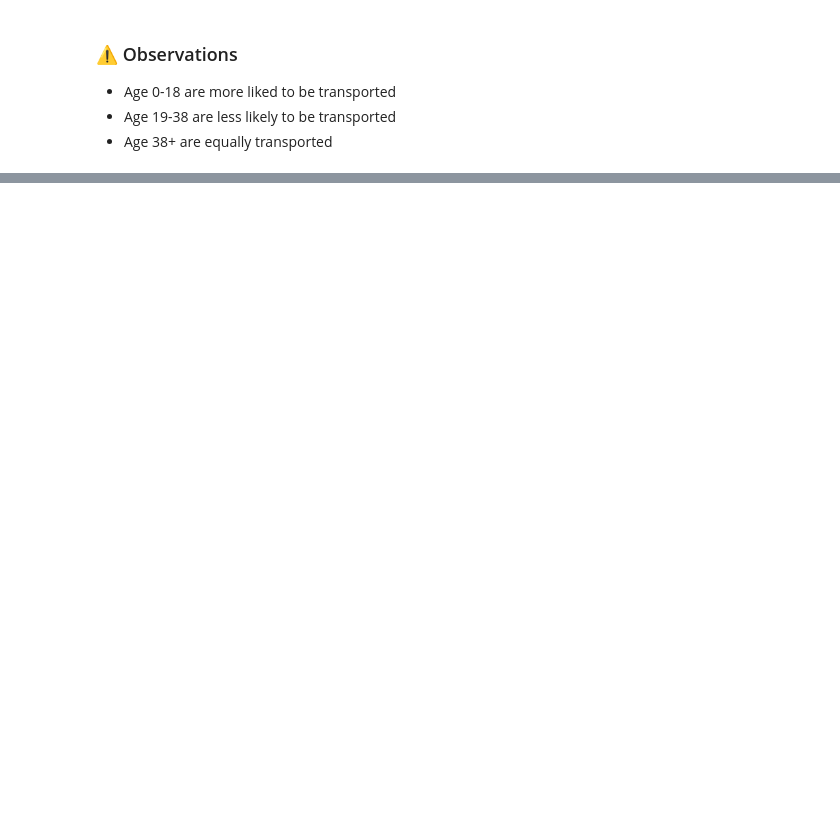
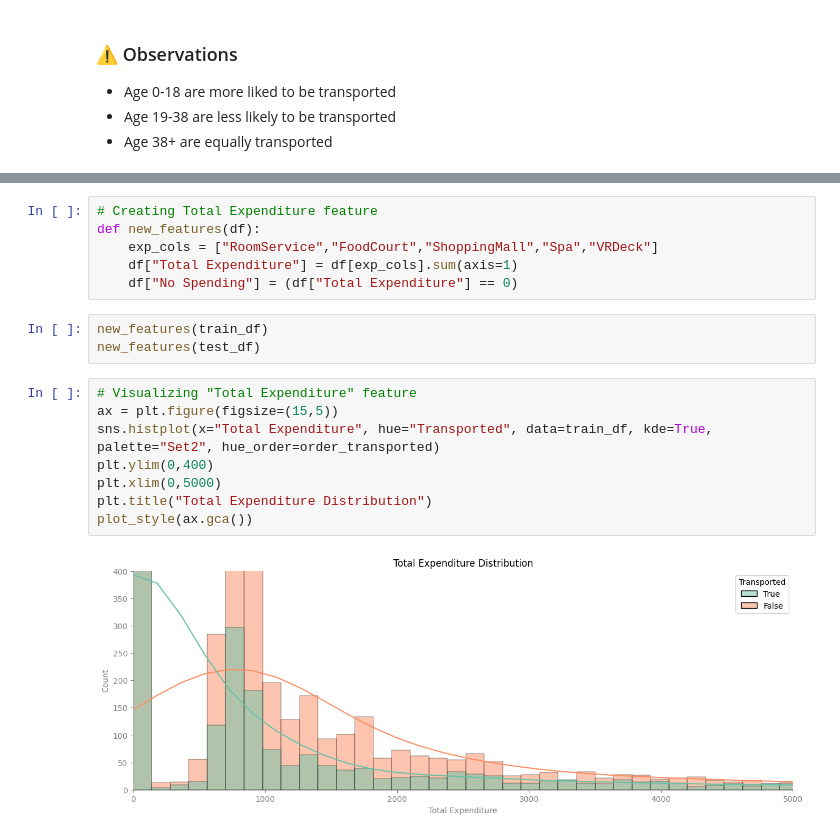
Before and after one commit to just-juanma/Spaceship-Titanic, a Jupyter notebook: notebooks/FeatureEngineering.ipynb, the cells around one changed output, grey strips where cells are left out. Drawn from its saved outputs; the diff is of its cells as text; blank space fills up the shorter version.

```diff
--- a/notebooks/FeatureEngineering.ipynb
+++ b/notebooks/FeatureEngineering.ipynb
@@ -231,0 +260,19 @@ Text(0.5, 1.0, 'Age Group Distribution')
+# %%
+# Creating Total Expenditure feature
+def new_features(df):
+    exp_cols = ["RoomService","FoodCourt","ShoppingMall","Spa","VRDeck"]
+    df["Total Expenditure"] = df[exp_cols].sum(axis=1)
+    df["No Spending"] = (df["Total Expenditure"] == 0)
+# %%
+new_features(train_df)
+new_features(test_df)
+# %%
+# Visualizing "Total Expenditure" feature
+ax = plt.figure(figsize=(15,5))
+sns.histplot(x="Total Expenditure", hue="Transported", data=train_df, kde=True, palette="Set2", hue_order=order_transported)
+plt.ylim(0,400)
+plt.xlim(0,5000)
+plt.title("Total Expenditure Distribution")
+plot_style(ax.gca())
+# %% [output]
+[figure, added]
```
Also changed, not shown: parts of 15 cells of this notebook.
